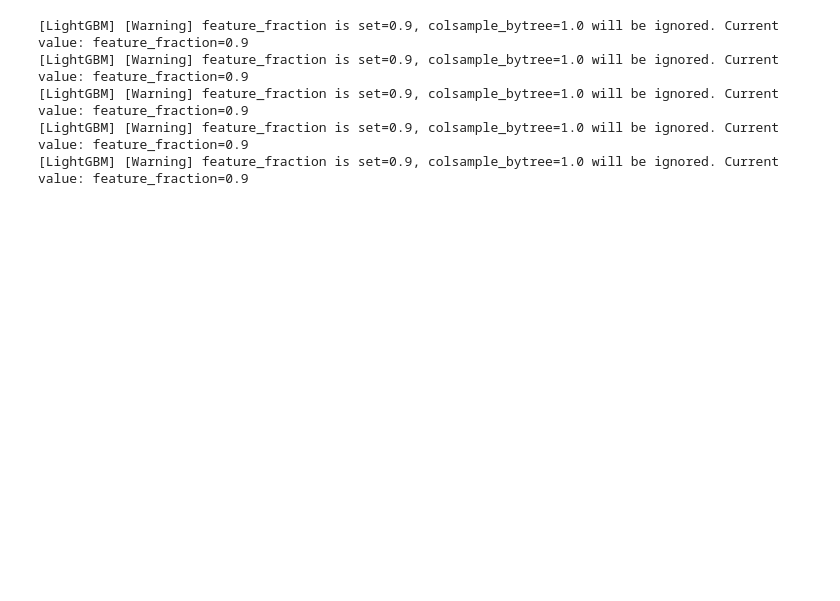
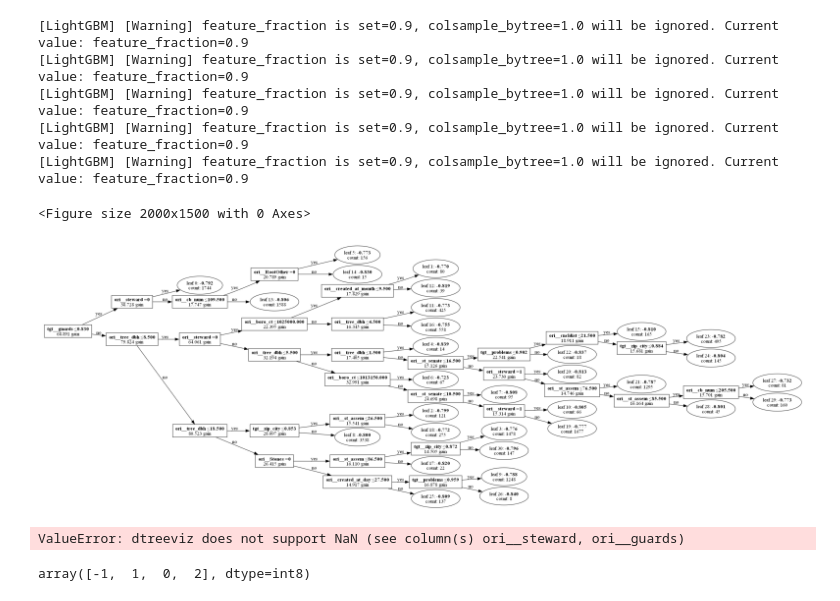
Before and after one commit to Keitovolcom/smbc_comp, a Jupyter notebook: workspace/work1213/baseline.ipynb, the cells around one changed output. Drawn from its saved outputs; the diff is of its cells as text; code cells hidden in the pictures; blank space fills up the shorter version.

```diff
--- a/workspace/work1213/baseline.ipynb
+++ b/workspace/work1213/baseline.ipynb
@@ -431,3 +439,20 @@ sub_df.to_csv("submission.csv", index=False, header=False)
 [LightGBM] [Warning] feature_fraction is set=0.9, colsample_bytree=1.0 will be ignored. Current value: feature_fraction=0.9
 [LightGBM] [Warning] feature_fraction is set=0.9, colsample_bytree=1.0 will be ignored. Current value: feature_fraction=0.9
 [LightGBM] [Warning] feature_fraction is set=0.9, colsample_bytree=1.0 will be ignored. Current value: feature_fraction=0.9
+# %%
+plt.figure(figsize=(20, 15))  # サイズを適切な値に調整してください
+lgb.plot_tree(models[1], show_info=['leaf_count','split_gain'],tree_index=1, figsize=(20, 15))  # tree_indexを適切な値に変更してください
+
+plt.show()
+# %% [output]
+<Figure size 2000x1500 with 0 Axes>
+[figure, added]
+# %%
+import dtreeviz
+model = models[1]
+viz_model = dtreeviz.model(model,tree_index=1,
+                        X_train=train_feat_df,y_train=train_date['health'],
+                        feature_names=train_feat_df.columns,
+                        target_name='health',class_names=["0","1",'3'])
+# %% [output]
+ValueError: dtreeviz does not support NaN (see column(s) ori__steward, ori__guards)
@@ -433,0 +461,4 @@ sub_df.to_csv("submission.csv", index=False, header=False)
+# %%
+mr2_numeric.unique()
+# %% [output]
+array([-1,  1,  0,  2], dtype=int8)
```
Also changed, not shown: parts of 8 cells of this notebook, 8 other files.
